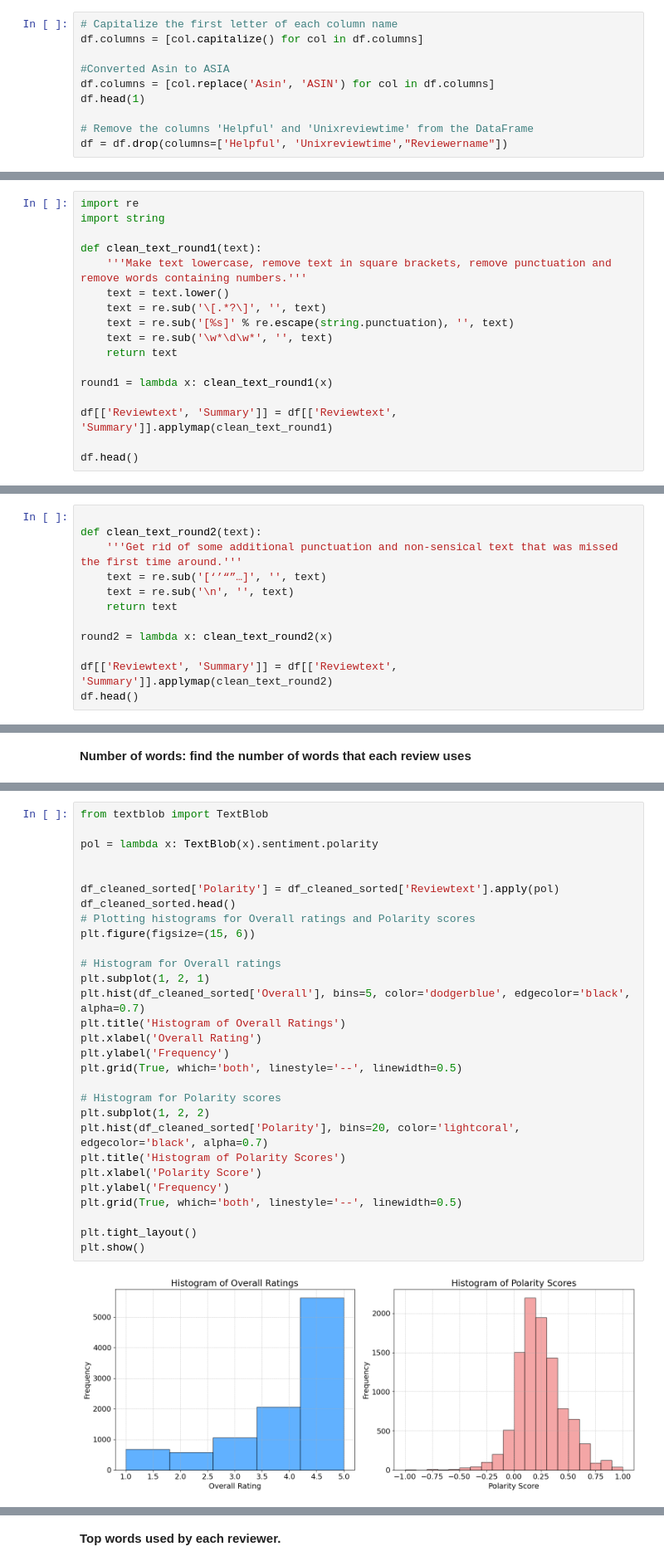
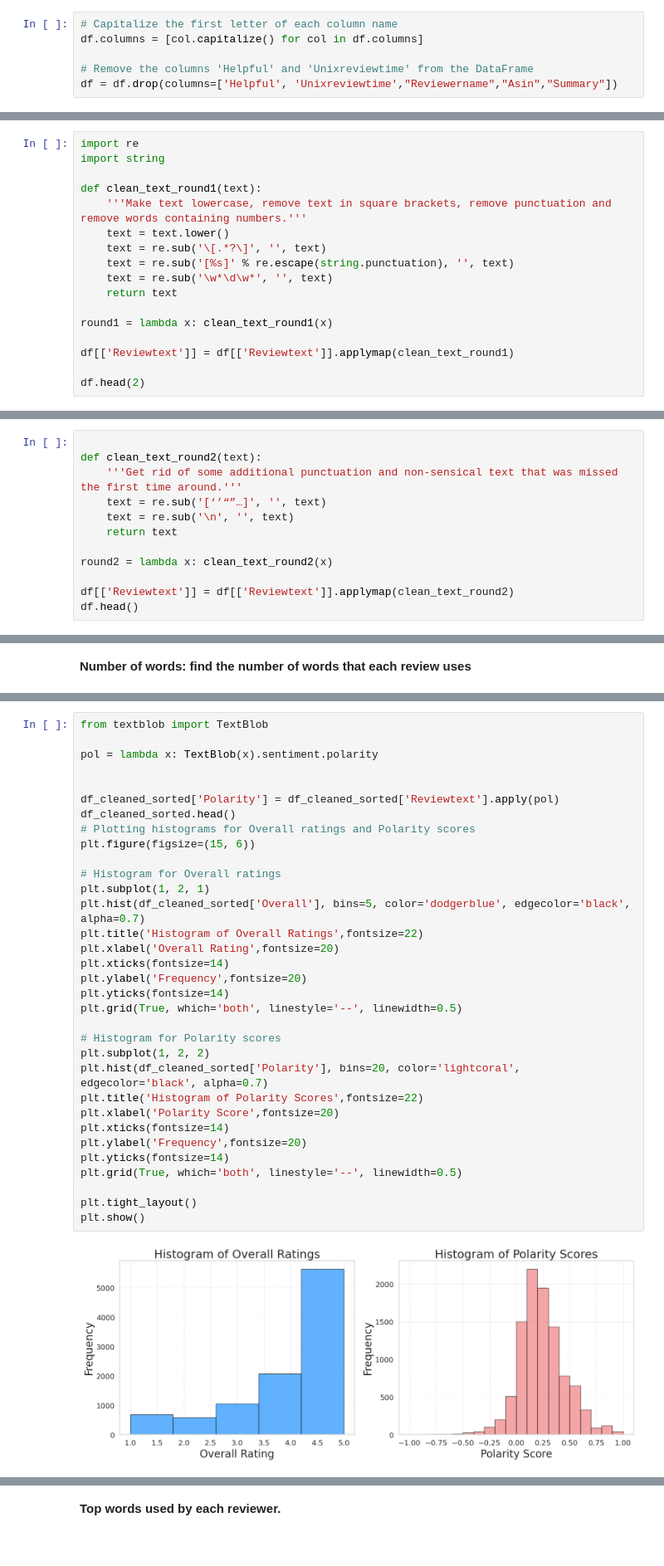
Before and after one commit to VUDataSci/data-presentation-KeqingLiuVU, a Jupyter notebook: midtern_text.ipynb, the cells around one changed output, grey strips where cells are left out. Shown: that part at 83% size. Cells and saved outputs as stored; diff of their text form.

```diff
--- a/midtern_text.ipynb
+++ b/midtern_text.ipynb
@@ -51,12 +51,8 @@ df = df.sample(n=10000, random_state=42)
 # Capitalize the first letter of each column name
 df.columns = [col.capitalize() for col in df.columns]
 
-#Converted Asin to ASIA
-df.columns = [col.replace('Asin', 'ASIN') for col in df.columns]
-df.head(1)
-
 # Remove the columns 'Helpful' and 'Unixreviewtime' from the DataFrame
-df = df.drop(columns=['Helpful', 'Unixreviewtime',"Reviewername"])
+df = df.drop(columns=['Helpful', 'Unixreviewtime',"Reviewername","Asin","Summary"])
 # %%
 df.info()
 # %% [output]
@@ -95,7 +89,7 @@ def clean_text_round1(text):
 
 round1 = lambda x: clean_text_round1(x)
 
-df[['Reviewtext', 'Summary']] = df[['Reviewtext', 'Summary']].applymap(clean_text_round1)
+df[['Reviewtext']] = df[['Reviewtext']].applymap(clean_text_round1)
 
-df.head()
+df.head(2)
 # %% [output]
@@ -117,6 +108,6 @@ def clean_text_round2(text):
 
 round2 = lambda x: clean_text_round2(x)
 
-df[['Reviewtext', 'Summary']] = df[['Reviewtext', 'Summary']].applymap(clean_text_round2)
+df[['Reviewtext']] = df[['Reviewtext']].applymap(clean_text_round2)
 df.head()
 # %% [output]
@@ -238,31 +227,35 @@ df_cleaned.head()
 # %%
 from textblob import TextBlob
 
 pol = lambda x: TextBlob(x).sentiment.polarity
 
 
 df_cleaned_sorted['Polarity'] = df_cleaned_sorted['Reviewtext'].apply(pol)
 df_cleaned_sorted.head()
 # Plotting histograms for Overall ratings and Polarity scores
 plt.figure(figsize=(15, 6))
 
 # Histogram for Overall ratings
 plt.subplot(1, 2, 1)
 plt.hist(df_cleaned_sorted['Overall'], bins=5, color='dodgerblue', edgecolor='black', alpha=0.7)
-plt.title('Histogram of Overall Ratings')
-plt.xlabel('Overall Rating')
-plt.ylabel('Frequency')
+plt.title('Histogram of Overall Ratings',fontsize=22)
+plt.xlabel('Overall Rating',fontsize=20)
+plt.xticks(fontsize=14)
+plt.ylabel('Frequency',fontsize=20)
+plt.yticks(fontsize=14)
 plt.grid(True, which='both', linestyle='--', linewidth=0.5)
 
 # Histogram for Polarity scores
 plt.subplot(1, 2, 2)
 plt.hist(df_cleaned_sorted['Polarity'], bins=20, color='lightcoral', edgecolor='black', alpha=0.7)
-plt.title('Histogram of Polarity Scores')
-plt.xlabel('Polarity Score')
-plt.ylabel('Frequency')
+plt.title('Histogram of Polarity Scores',fontsize=22)
+plt.xlabel('Polarity Score',fontsize=20)
+plt.xticks(fontsize=14)
+plt.ylabel('Frequency',fontsize=20)
+plt.yticks(fontsize=14)
 plt.grid(True, which='both', linestyle='--', linewidth=0.5)
 
 plt.tight_layout()
 plt.show()
 # %% [output]
-[figure, old version]
+[figure, new version]
```
Also changed, not shown: parts of 12 cells of this notebook.
